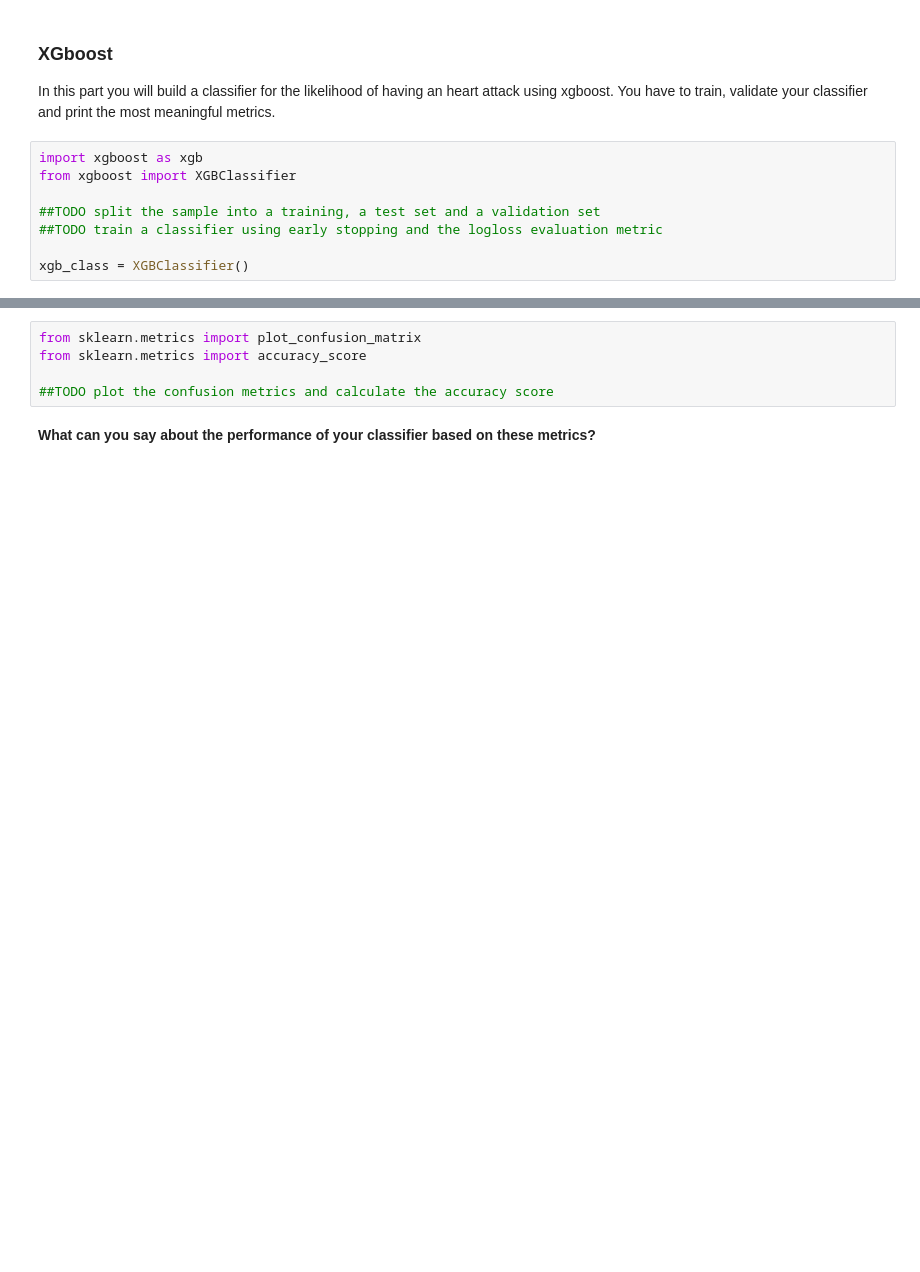
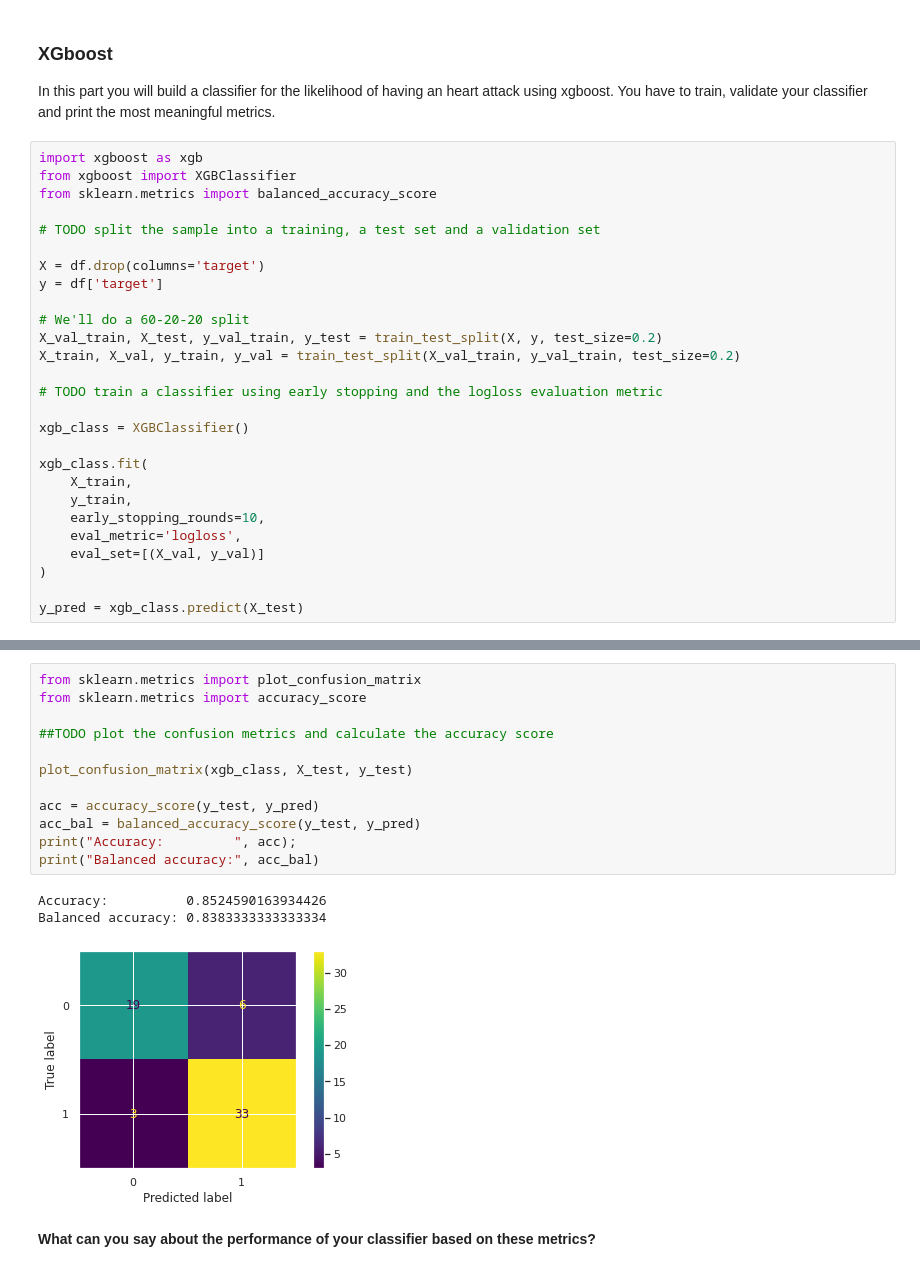
Before and after one commit to fedj99/robot_judge_2021, a Jupyter notebook: homeworks/HW05.ipynb, the cells around one changed output, grey strips where cells are left out. Drawn from its saved outputs; the diff is of its cells as text; blank space fills up the shorter version.

```diff
--- a/homeworks/HW05.ipynb
+++ b/homeworks/HW05.ipynb
@@ -103,8 +122,27 @@ In this part you will build a classifier for the likelihood of having an heart a
 # %%
 import xgboost as xgb
 from xgboost import XGBClassifier
+from sklearn.metrics import balanced_accuracy_score
 
-##TODO split the sample into a training, a test set and a validation set
-##TODO train a classifier using early stopping and the logloss evaluation metric
+# TODO split the sample into a training, a test set and a validation set
+
+X = df.drop(columns='target')
+y = df['target']
+
+# We'll do a 60-20-20 split
+X_val_train, X_test, y_val_train, y_test = train_test_split(X, y, test_size=0.2)
+X_train, X_val, y_train, y_val = train_test_split(X_val_train, y_val_train, test_size=0.2)
+
+# TODO train a classifier using early stopping and the logloss evaluation metric
 
 xgb_class = XGBClassifier()
+
+xgb_class.fit(
+    X_train,
+    y_train,
+    early_stopping_rounds=10,
+    eval_metric='logloss',
+    eval_set=[(X_val, y_val)]
+)
+
+y_pred = xgb_class.predict(X_test)
@@ -111,7 +170,18 @@ xgb_class = XGBClassifier()
 # %%
 from sklearn.metrics import plot_confusion_matrix
 from sklearn.metrics import accuracy_score
 
 ##TODO plot the confusion metrics and calculate the accuracy score
+
+plot_confusion_matrix(xgb_class, X_test, y_test)
+
+acc = accuracy_score(y_test, y_pred)
+acc_bal = balanced_accuracy_score(y_test, y_pred)
+print("Accuracy:         ", acc);
+print("Balanced accuracy:", acc_bal)
+# %% [output]
+Accuracy:          0.8524590163934426
+Balanced accuracy: 0.8383333333333334
+[figure, added]
 # %% [markdown]
 **What can you say about the performance of your classifier based on these metrics?**
```
Also changed, not shown: parts of 9 cells of this notebook.
